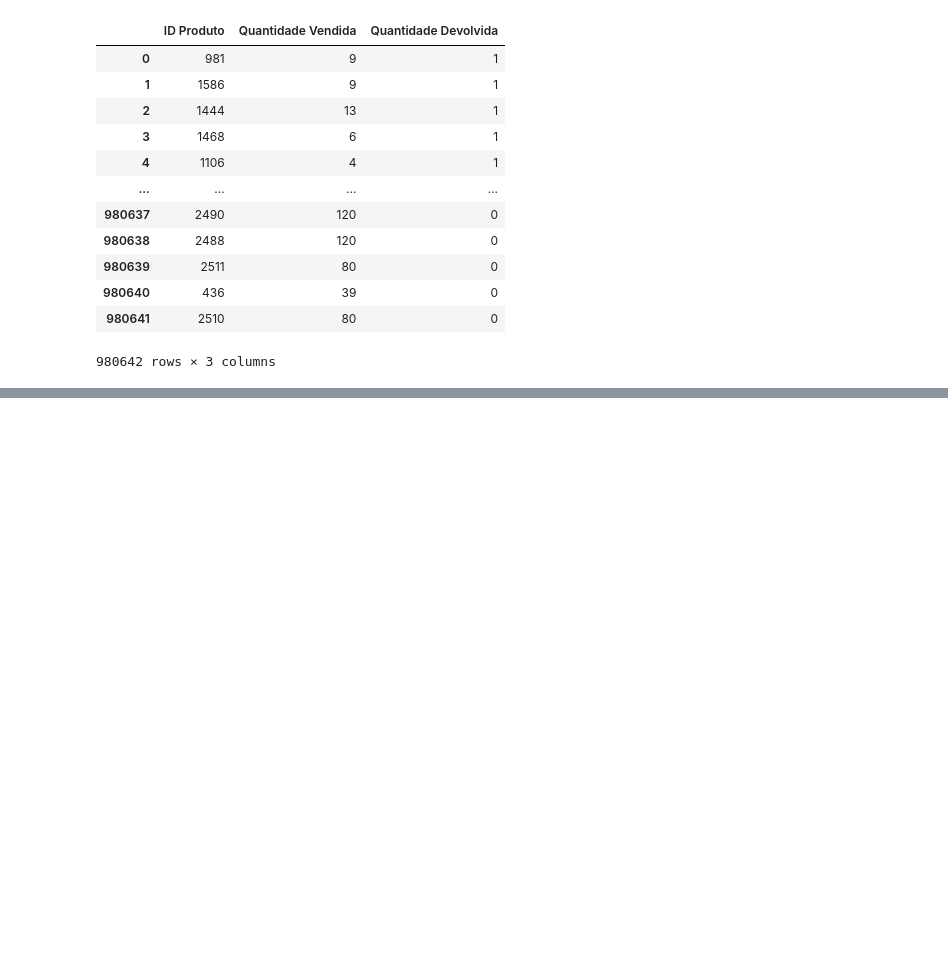
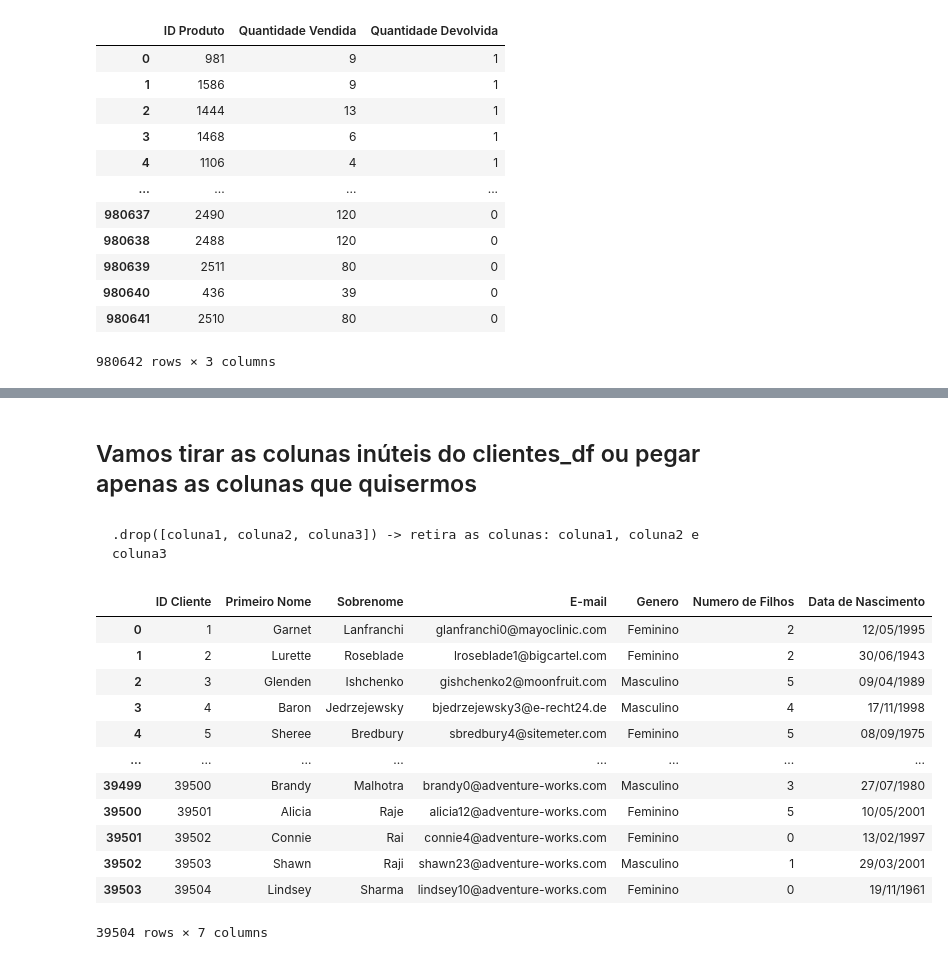
Before and after one commit to Carvalho2099/Python_Pocket, a Jupyter notebook: analise_de_dados_pandas_e_integração_com_excel/Analise de dados com pandas e integracao com excel.ipynb, the cells around one changed output, grey strips where cells are left out. Drawn from its saved outputs; the diff is of its cells as text; code cells hidden in the pictures; blank space fills up the shorter version.

````diff
--- a/analise_de_dados_pandas_e_integração_com_excel/Analise de dados com pandas e integracao com excel.ipynb
+++ b/analise_de_dados_pandas_e_integração_com_excel/Analise de dados com pandas e integracao com excel.ipynb
@@ -157,0 +230,26 @@ produtos_quantidades
+# %% [markdown]
+## Vamos tirar as colunas inúteis do clientes_df ou pegar apenas as colunas que quisermos
+# %% [markdown]
+```
+.drop([coluna1, coluna2, coluna3]) -> retira as colunas: coluna1, coluna2 e coluna3
+```
+# %%
+# axis 1 = coluna
+# axis 0 = linha
+# retirar colunas
+clientes_df = clientes_df.drop(['Unnamed: 7', 'Unnamed: 8', 'Unnamed: 9', 'Unnamed: 10'], axis=1)
+display(clientes_df)
+# %% [output]
+|  | ID Cliente | Primeiro Nome | Sobrenome | E-mail | Genero | Numero de Filhos | Data de Nascimento |
+| 0 | 1 | Garnet | Lanfranchi | glanfranchi0@mayoclinic.com | Feminino | 2 | 12/05/1995 |
+| 1 | 2 | Lurette | Roseblade | lroseblade1@bigcartel.com | Feminino | 2 | 30/06/1943 |
+| 2 | 3 | Glenden | Ishchenko | gishchenko2@moonfruit.com | Masculino | 5 | 09/04/1989 |
+| 3 | 4 | Baron | Jedrzejewsky | bjedrzejewsky3@e-recht24.de | Masculino | 4 | 17/11/1998 |
+| 4 | 5 | Sheree | Bredbury | sbredbury4@sitemeter.com | Feminino | 5 | 08/09/1975 |
+| ... | ... | ... | ... | ... | ... | ... | ... |
+| 39499 | 39500 | Brandy | Malhotra | brandy0@adventure-works.com | Masculino | 3 | 27/07/1980 |
+| 39500 | 39501 | Alicia | Raje | alicia12@adventure-works.com | Feminino | 5 | 10/05/2001 |
+| 39501 | 39502 | Connie | Rai | connie4@adventure-works.com | Feminino | 0 | 13/02/1997 |
+| 39502 | 39503 | Shawn | Raji | shawn23@adventure-works.com | Masculino | 1 | 29/03/2001 |
+| 39503 | 39504 | Lindsey | Sharma | lindsey10@adventure-works.com | Feminino | 0 | 19/11/1961 |
+39504 rows × 7 columns
````
Also changed, not shown: parts of 10 cells of this notebook, 3 other files.
